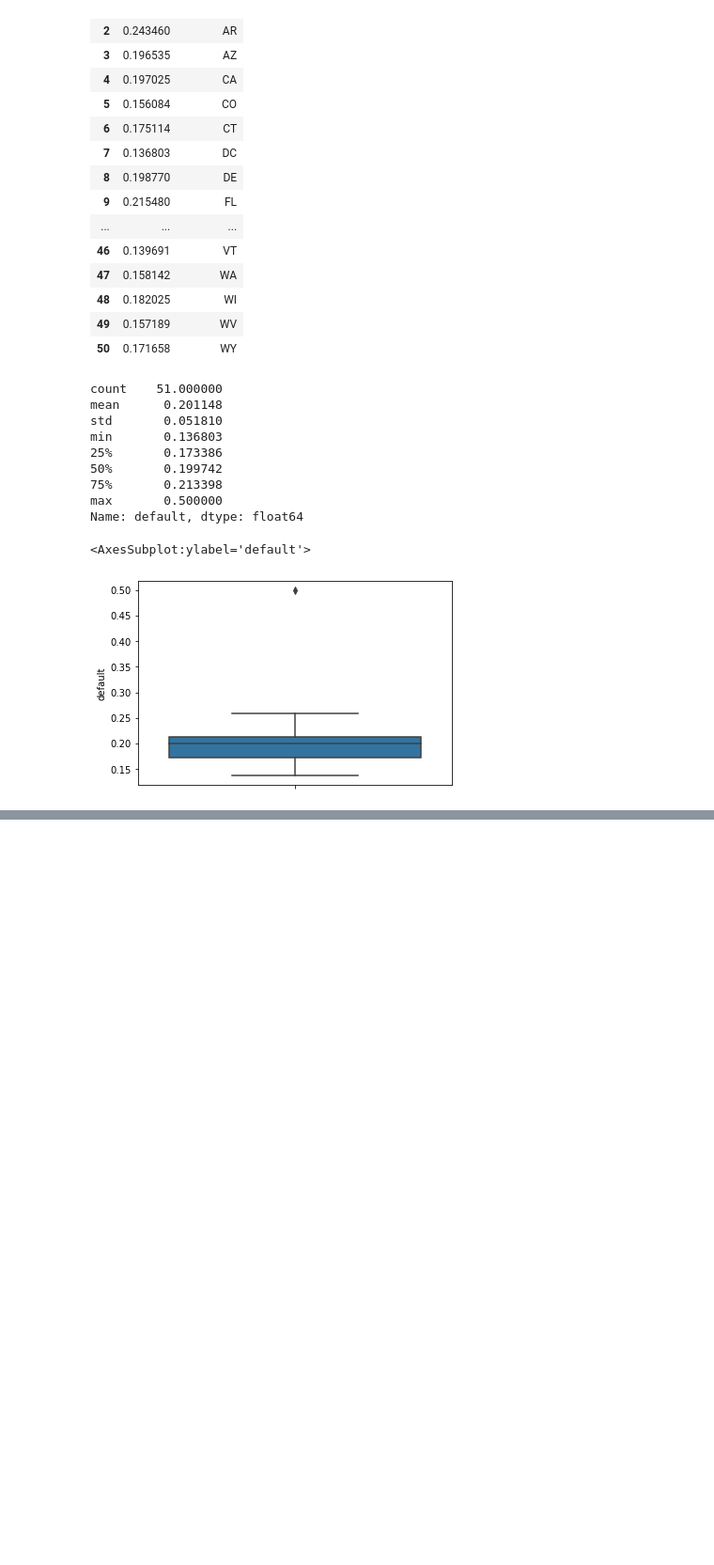
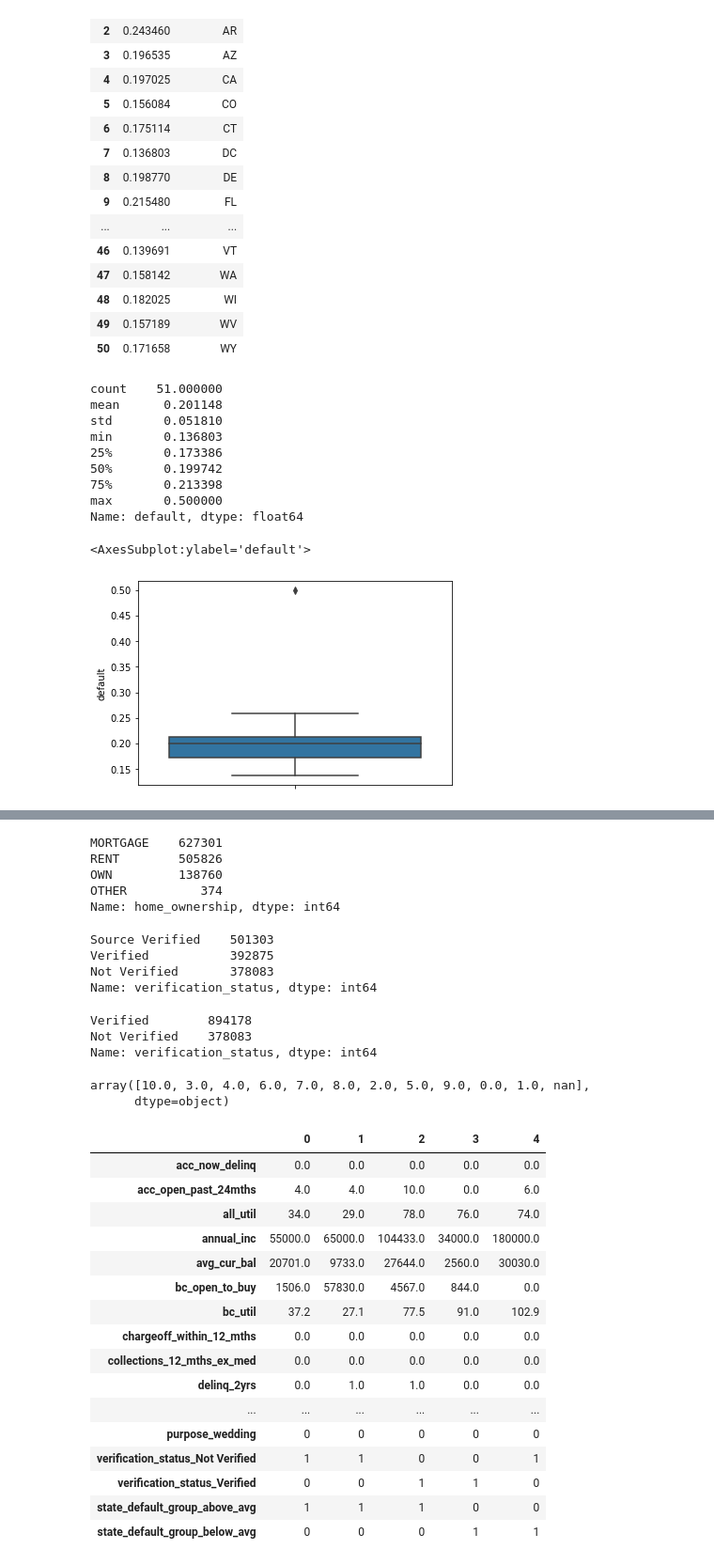
Before and after one commit to jimmyttri/lending, a Jupyter notebook: lendingclub_data_exploration.ipynb, the cells around one changed output, grey strips where cells are left out. Shown at 94% size. Drawn from its saved outputs; the diff is of its cells as text; code cells hidden in the pictures; blank space fills up the shorter version.

```diff
--- a/lendingclub_data_exploration.ipynb
+++ b/lendingclub_data_exploration.ipynb
@@ -1025,0 +1097,53 @@ loan_data_staterisk=loan_data_check.copy()
+# %%
+loan_data_merge['home_ownership'].value_counts()
+# %% [output]
+MORTGAGE    627301
+RENT        505826
+OWN         138760
+OTHER          374
+Name: home_ownership, dtype: int64
+# %%
+loan_data_merge.drop(labels = 'loan_status', axis = 1, inplace = True)
+# %%
+loan_data_merge.drop(labels = 'zip_code', axis = 1, inplace = True)
+# %%
+loan_data_merge['verification_status'].value_counts()
+# %% [output]
+Source Verified    501303
+Verified           392875
+Not Verified       378083
+Name: verification_status, dtype: int64
+# %%
+loan_data_merge['verification_status'] = loan_data_merge['verification_status'].apply(lambda x: 'Verified' if x == 'Source Verified' else x)
+loan_data_merge['verification_status'].value_counts()
+# %% [output]
+Verified        894178
+Not Verified    378083
+Name: verification_status, dtype: int64
+# %%
+loan_data_merge['emp_length'].unique()
+# %% [output]
+array([10.0, 3.0, 4.0, 6.0, 7.0, 8.0, 2.0, 5.0, 9.0, 0.0, 1.0, nan],
+      dtype=object)
+# %%
+loan_data_wdummies = pd.get_dummies(loan_data_merge, columns = ['home_ownership', 'purpose', 'verification_status', 'state_default_group'])
+# %%
+loan_data_wdummies.head().T
+# %% [output]
+|  | 0 | 1 | 2 | 3 | 4 |
+| acc_now_delinq | 0.0 | 0.0 | 0.0 | 0.0 | 0.0 |
+| acc_open_past_24mths | 4.0 | 4.0 | 10.0 | 0.0 | 6.0 |
+| all_util | 34.0 | 29.0 | 78.0 | 76.0 | 74.0 |
+| annual_inc | 55000.0 | 65000.0 | 104433.0 | 34000.0 | 180000.0 |
+| avg_cur_bal | 20701.0 | 9733.0 | 27644.0 | 2560.0 | 30030.0 |
+| bc_open_to_buy | 1506.0 | 57830.0 | 4567.0 | 844.0 | 0.0 |
+| bc_util | 37.2 | 27.1 | 77.5 | 91.0 | 102.9 |
+| chargeoff_within_12_mths | 0.0 | 0.0 | 0.0 | 0.0 | 0.0 |
+| collections_12_mths_ex_med | 0.0 | 0.0 | 0.0 | 0.0 | 0.0 |
+| delinq_2yrs | 0.0 | 1.0 | 1.0 | 0.0 | 0.0 |
+| ... | ... | ... | ... | ... | ... |
+| purpose_wedding | 0 | 0 | 0 | 0 | 0 |
+| verification_status_Not Verified | 1 | 1 | 0 | 0 | 1 |
+| verification_status_Verified | 0 | 0 | 1 | 1 | 0 |
+| state_default_group_above_avg | 1 | 1 | 1 | 0 | 0 |
+| state_default_group_below_avg | 0 | 0 | 0 | 1 | 1 |
```
Also changed, not shown: parts of 62 cells of this notebook.
